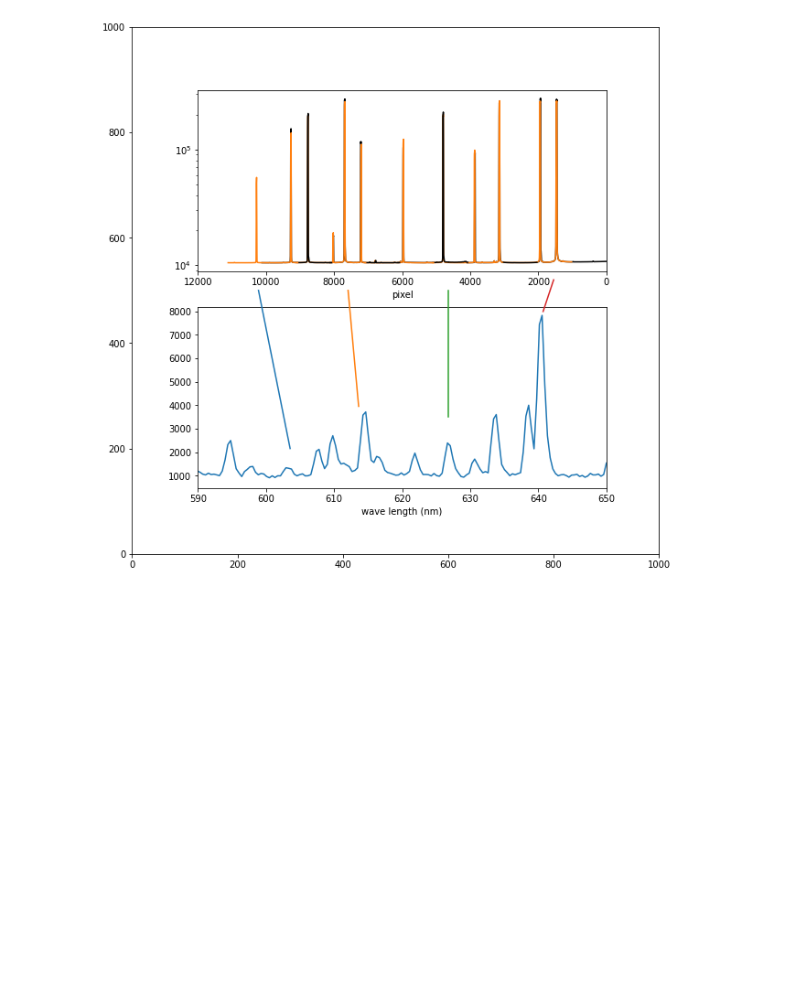
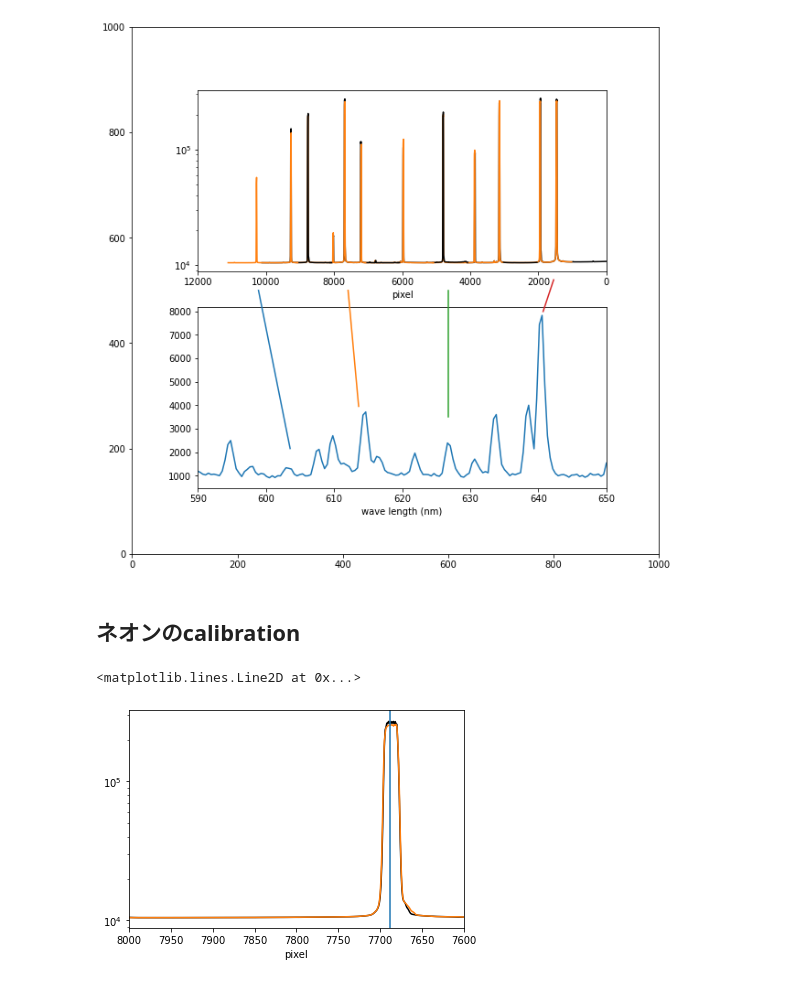
Before and after one commit to AtsushiNi/myLeprecon, a Jupyter notebook: niihama/motor_misalignment.ipynb, the cells around one changed output. Drawn from its saved outputs; the diff is of its cells as text; code cells hidden in the pictures; blank space fills up the shorter version.

```diff
--- a/niihama/motor_misalignment.ipynb
+++ b/niihama/motor_misalignment.ipynb
@@ -220,3 +220,36 @@ added_axes.plot([800, 780], [520, 460])
 # %% [output]
 [<matplotlib.lines.Line2D at 0x...>]
 [figure]
+# %% [markdown]
+## ネオンのcalibration
+# %%
+Ne_2 = [f'Ne-2_{430000 + 5000*i}.nc' for i in range(10)]
+x_range = np.arange(2048)
+overlap = 0
+for i,fp in enumerate(Ne_2):
+    c = 'k'
+    if i%2: c = 'C1'
+    image_data = xr.open_dataset(join(data_path,fp)).to_array()[0]
+
+    if i == 0:
+      overlap = 0
+    else:
+      overlap = overlap + overlap_array[i - 1]
+    x = x_range + overlap
+    y = image_data.sum(axis=0)
+    plot(x, y / 1e2, f'{c}')
+
+xlabel('pixel')
+xlim(12000, 0)
+yscale('log')
+
+xlim(8000, 7600)
+axvline(10277)
+axvline(9266)
+axvline(8767)
+axvline(7688)
+axvline(7208)
+axvline(5964)
+# %% [output]
+<matplotlib.lines.Line2D at 0x...>
+[figure, added]
```
Also changed, not shown: parts of 3 cells of this notebook.
